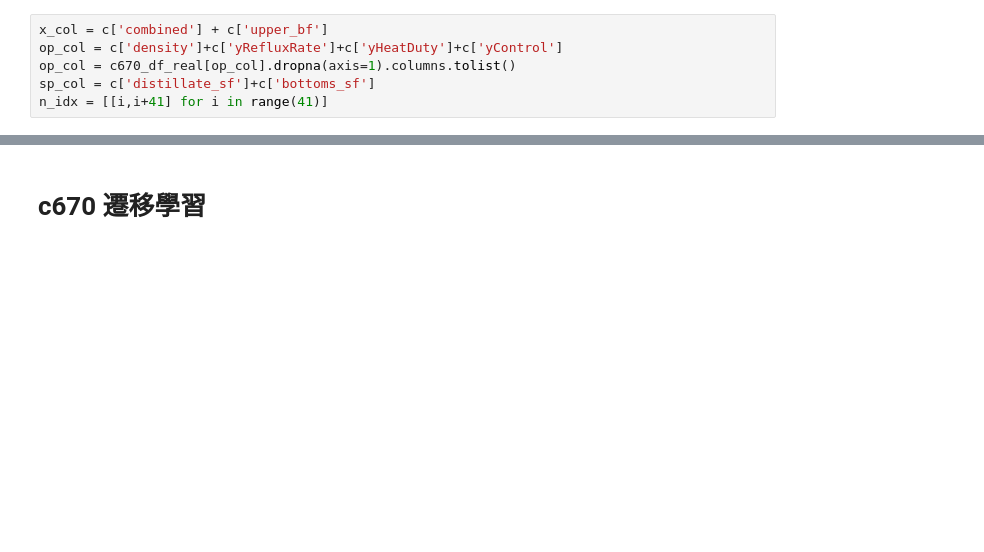
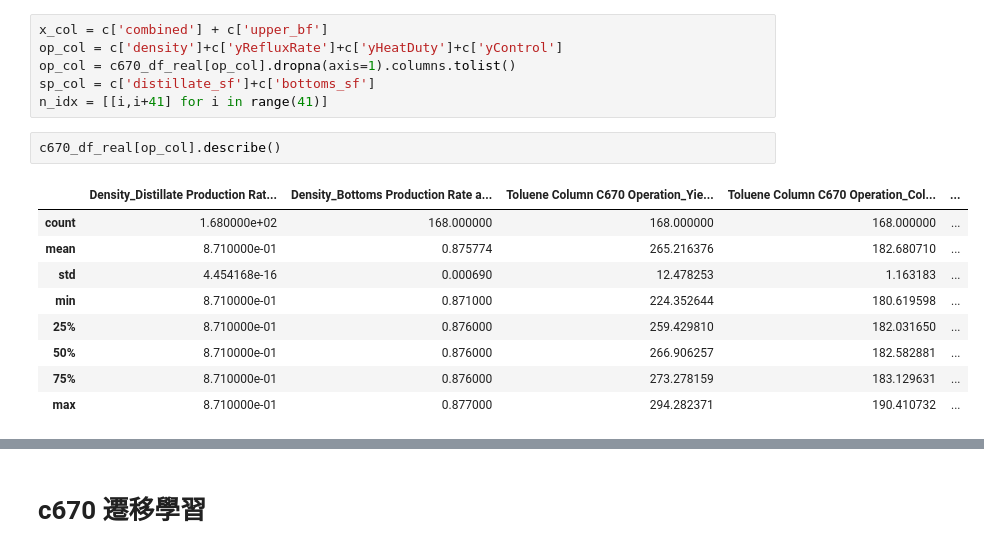
Before and after one commit to skywalker0803r/c620, a Jupyter notebook: notebook/linear_model.ipynb, the cells around one changed output, grey strips where cells are left out. Cells and saved outputs as stored; diff of their text form; blank space fills up the shorter version.

```diff
--- a/notebook/linear_model.ipynb
+++ b/notebook/linear_model.ipynb
@@ -189,6 +189,18 @@ op_col = c['density']+c['yRefluxRate']+c['yHeatDuty']+c['yControl']
 op_col = c670_df_real[op_col].dropna(axis=1).columns.tolist()
 sp_col = c['distillate_sf']+c['bottoms_sf']
 n_idx = [[i,i+41] for i in range(41)]
+# %%
+c670_df_real[op_col].describe()
+# %% [output]
+|  | Density_Distillate Production Rat... | Density_Bottoms Production Rate a... | Toluene Column C670 Operation_Yie... | Toluene Column C670 Operation_Col... | ... |
+| count | 1.680000e+02 | 168.000000 | 168.000000 | 168.000000 | ... |
+| mean | 8.710000e-01 | 0.875774 | 265.216376 | 182.680710 | ... |
+| std | 4.454168e-16 | 0.000690 | 12.478253 | 1.163183 | ... |
+| min | 8.710000e-01 | 0.871000 | 224.352644 | 180.619598 | ... |
+| 25% | 8.710000e-01 | 0.876000 | 259.429810 | 182.031650 | ... |
+| 50% | 8.710000e-01 | 0.876000 | 266.906257 | 182.582881 | ... |
+| 75% | 8.710000e-01 | 0.876000 | 273.278159 | 183.129631 | ... |
+| max | 8.710000e-01 | 0.877000 | 294.282371 | 190.410732 | ... |
 # %%
 c670_model = autorch.utils.PartBulider(c670_df,x_col,sp_col+op_col,limit_y_range=True,normalize_idx_list=n_idx,max_epochs=max_epochs)
 c670_model.net = nn.Linear(len(x_col),len(sp_col)+len(op_col))
```
Also changed, not shown: parts of 12 cells of this notebook.
